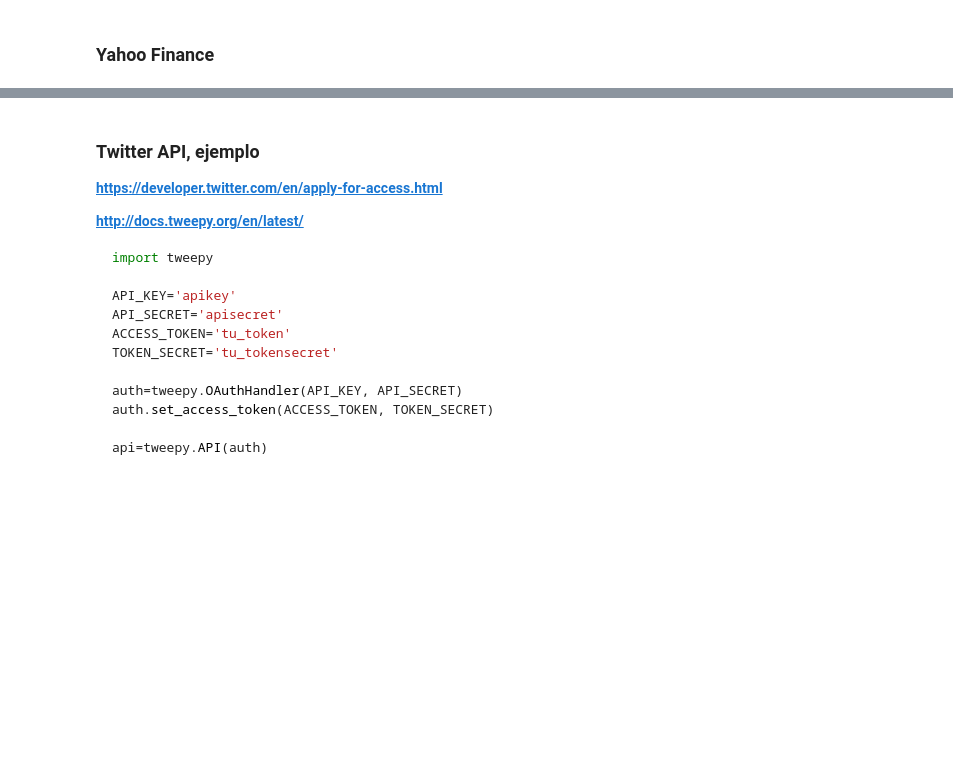
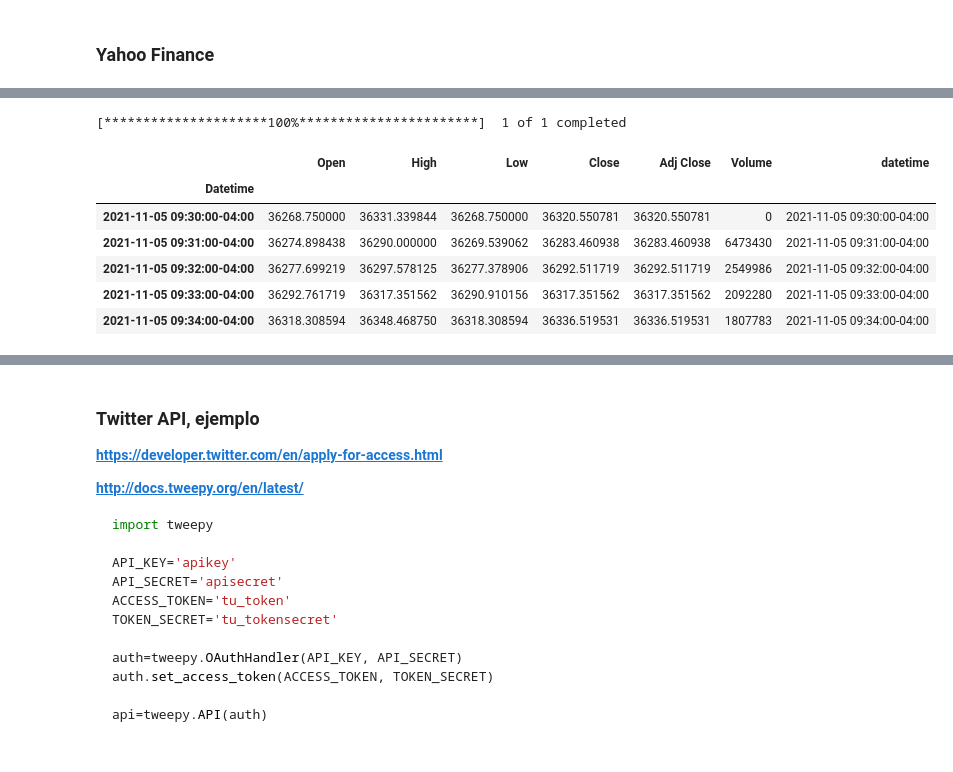
Before and after one commit to YonatanRA/ds_tb_part_21_09, a Jupyter notebook: 02-Data_Analysis/5.2 - Peticiones a la web, APIs.ipynb, the cells around one changed output, grey strips where cells are left out. Drawn from its saved outputs; the diff is of its cells as text; code cells hidden in the pictures; blank space fills up the shorter version.

```diff
--- a/02-Data_Analysis/5.2 - Peticiones a la web, APIs.ipynb
+++ b/02-Data_Analysis/5.2 - Peticiones a la web, APIs.ipynb
@@ -217,8 +368,17 @@ import time
 # %%
 data=yf.download(tickers='^DJI', period='5d', interval='1m')
 
 data['datetime']=data.index
 
-data
+data.head()
+# %% [output]
+[*********************100%***********************]  1 of 1 completed
+|  | Open | High | Low | Close | Adj Close | Volume | datetime |
+| Datetime |  |  |  |  |  |  |  |
+| 2021-11-05 09:30:00-04:00 | 36268.750000 | 36331.339844 | 36268.750000 | 36320.550781 | 36320.550781 | 0 | 2021-11-05 09:30:00-04:00 |
+| 2021-11-05 09:31:00-04:00 | 36274.898438 | 36290.000000 | 36269.539062 | 36283.460938 | 36283.460938 | 6473430 | 2021-11-05 09:31:00-04:00 |
+| 2021-11-05 09:32:00-04:00 | 36277.699219 | 36297.578125 | 36277.378906 | 36292.511719 | 36292.511719 | 2549986 | 2021-11-05 09:32:00-04:00 |
+| 2021-11-05 09:33:00-04:00 | 36292.761719 | 36317.351562 | 36290.910156 | 36317.351562 | 36317.351562 | 2092280 | 2021-11-05 09:33:00-04:00 |
+| 2021-11-05 09:34:00-04:00 | 36318.308594 | 36348.468750 | 36318.308594 | 36336.519531 | 36336.519531 | 1807783 | 2021-11-05 09:34:00-04:00 |
 # %%
 data.to_dict(orient='records')[-1]
```
Also changed, not shown: parts of 26 cells of this notebook.
